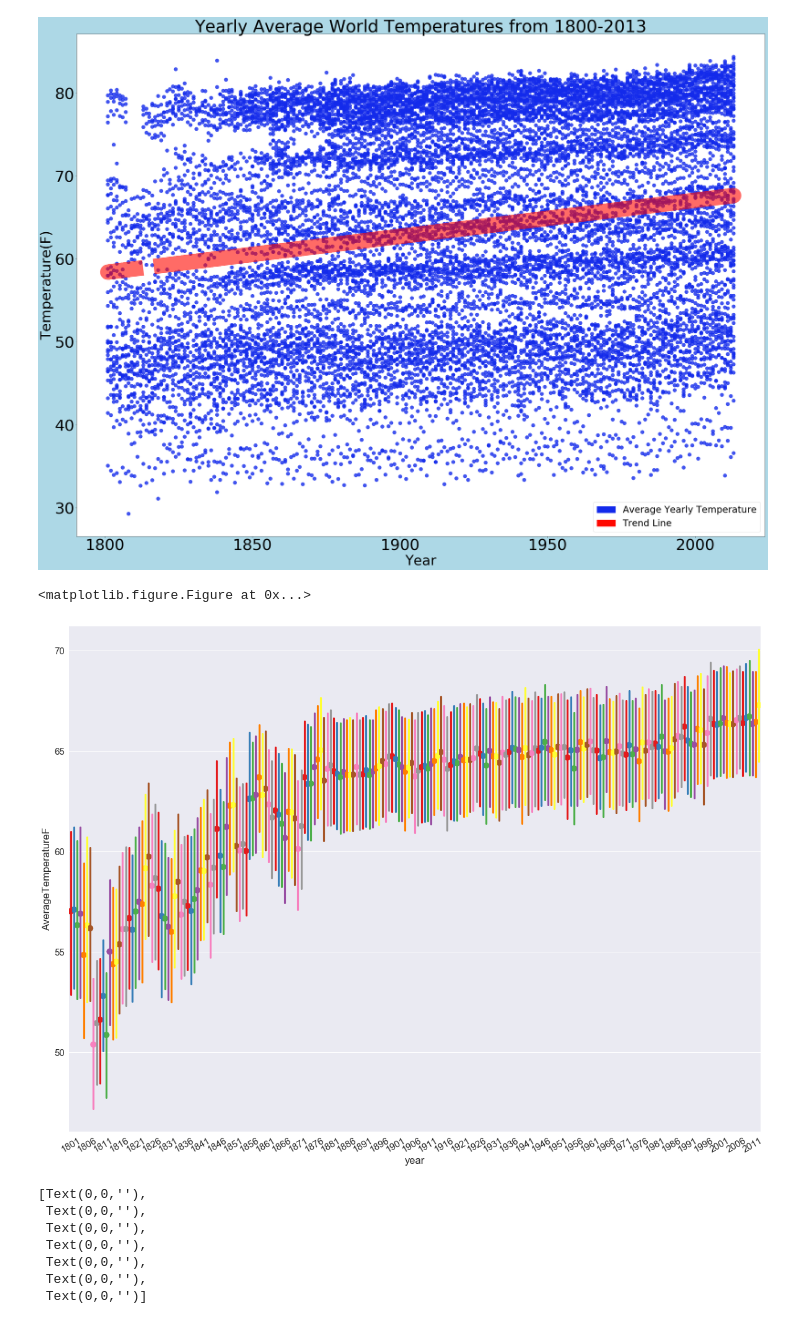
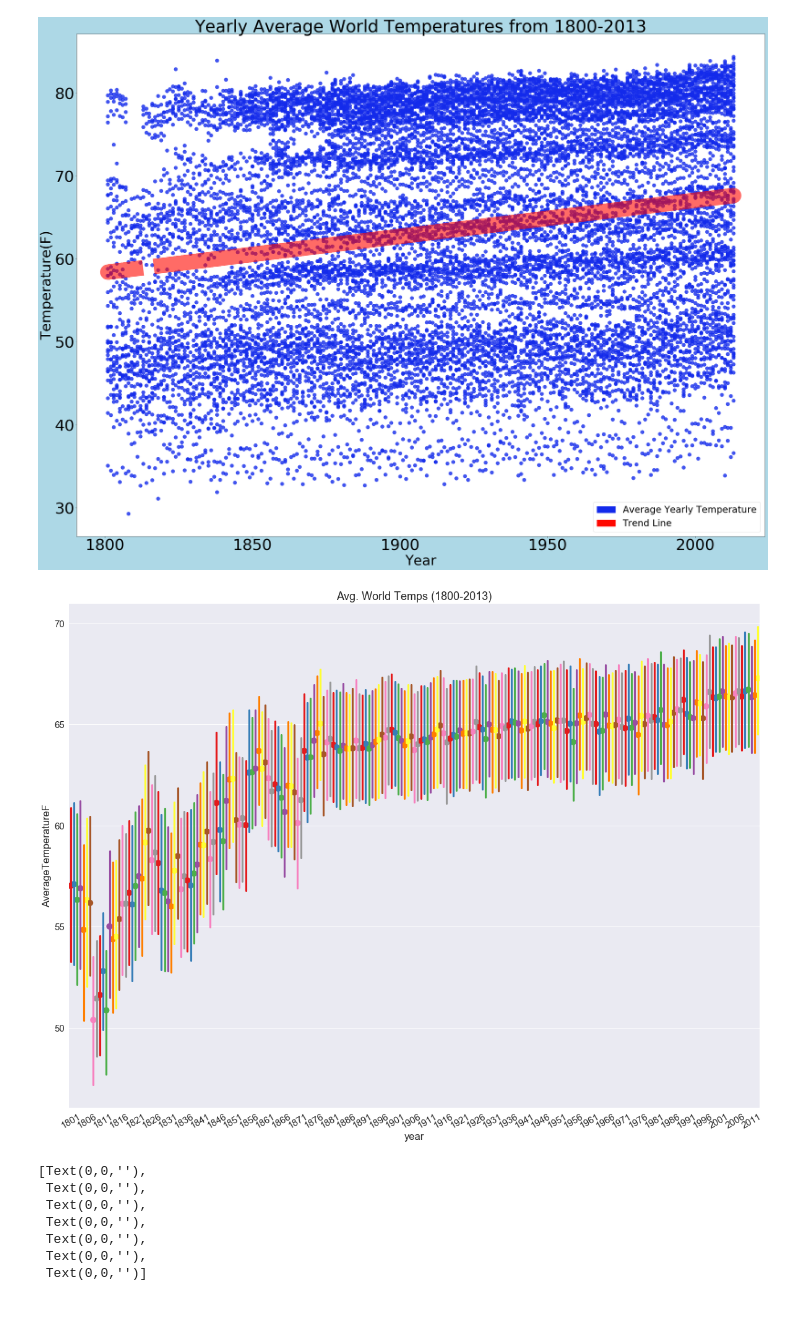
Before and after one commit to abimvas/project-three, a Jupyter notebook: graphs:ipynbs/FinalProjgraphs.ipynb, the cells around one changed output. Drawn from its saved outputs; the diff is of its cells as text; code cells hidden in the pictures.

```diff
--- a/graphs:ipynbs/FinalProjgraphs.ipynb
+++ b/graphs:ipynbs/FinalProjgraphs.ipynb
@@ -6,7 +6,7 @@ import numpy as np
 import matplotlib.patches as mpatches
 import matplotlib.ticker as ticker
 # %%
-csv = pd.read_csv('updated.csv')
+csv = pd.read_csv('../updated.csv')
 df = pd.DataFrame(csv)
 df.head()
 # %% [output]
@@ -56,29 +56,32 @@ red_patch = mpatches.Patch(color='#FF0800', label='Trend Line')
 
 plt.title('Yearly Average World Temperatures from 1800-2013', size=55)
 
+plt.savefig('alldata.png')
+
 plt.show()
-
-plt.savefig('allddata.png')
 # %% [output]
 [figure]
-<matplotlib.figure.Figure at 0x...>
 # %%
 sns.set_style('darkgrid')
 
 fig, ax = plt.subplots(1)
 fig.set_size_inches((20, 15))
 
 ax = sns.pointplot(x='year', y='AverageTemperatureF',palette="Set1",data=yearavg)
 
+ax.set_title('Avg. World Temps (1800-2013)')
+
+sns.set(font_scale=2.3)
+
 labels=ax.get_xticklabels()
 for i,l in enumerate(labels):
     if(i%5 != 0): labels[i] = ''
 ax.set_xticklabels(labels, rotation=30)
 
 sns.set(font_scale=1.5)
 plt.savefig('seabornalldata.png')
 # %% [output]
-[figure, old version]
+[figure, new version]
 # %%
 sns.set_style('darkgrid')
 
```
Also changed, not shown: 13 other files.
